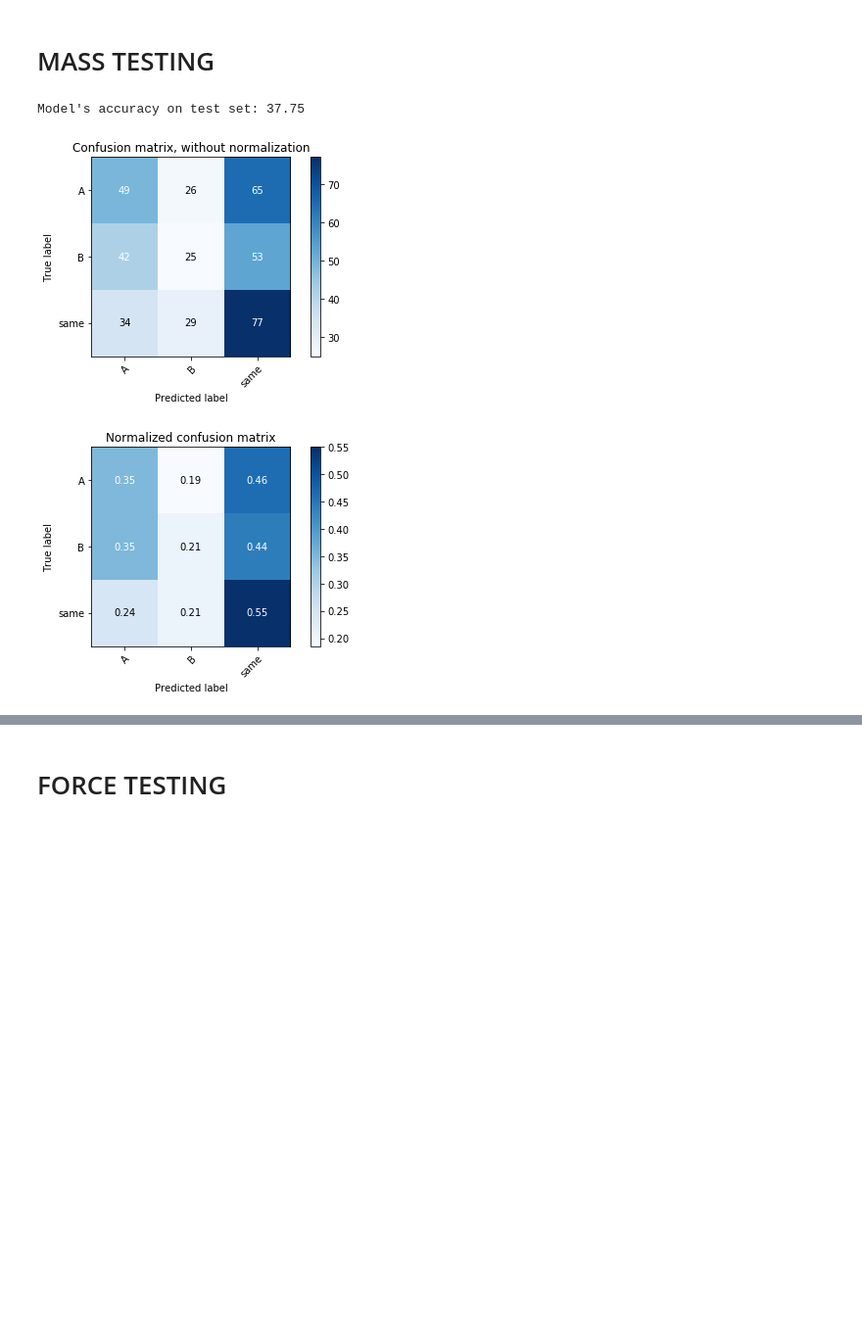
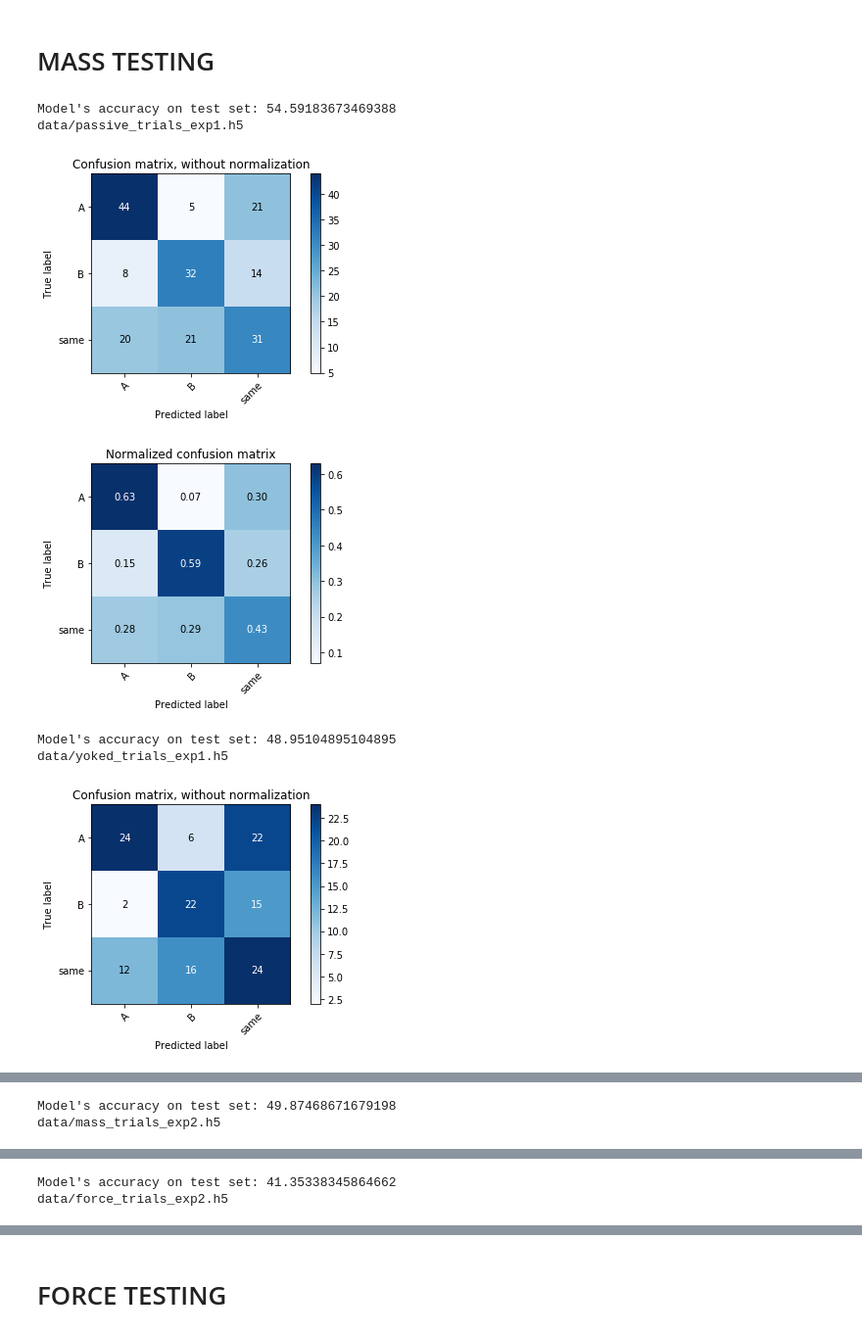
Before and after one commit to iamhectorotero/learning-physical-properties-with-rnns, a Jupyter notebook: 3c. Testing passive models on yoked data.ipynb, the cells around one changed output, grey strips where cells are left out. Shown at 98% size. Cells and saved outputs as stored; diff of their text form; code cells hidden in the pictures; blank space fills up the shorter version.

Commit message:
New training and esting on Neil's data

```diff
--- a/3c. Testing passive models on yoked data.ipynb
+++ b/3c. Testing passive models on yoked data.ipynb
@@ -16,8 +20,8 @@ from isaac.models import RNNModel, ComplexRNNModel
 from isaac.constants import BASIC_TRAINING_COLS, FORCE_CLASS_COLS, MASS_CLASS_COLS
 # %%
 INPUT_DIM = len(BASIC_TRAINING_COLS)    # input dimension
-HIDDEN_DIM = 20  # hidden layer dimension
-N_LAYERS = 3     # number of hidden layers
+HIDDEN_DIM = 25  # hidden layer dimension
+N_LAYERS = 4     # number of hidden layers
 OUTPUT_DIM = 3   # output dimension
 DROPOUT = 0.5
 
@@ -31,14 +35,21 @@ SEQ_END = 1800
 # %%
 model_path = "models/passive_mass_model.pt"
 scaler_path = "scalers/passive_mass_scaler.sk"
-network_dims = (INPUT_DIM, HIDDEN_DIM, N_LAYERS, OUTPUT_DIM)
-test_dataset_path = "data/mass_trials_exp2.h5"
+network_dims = (INPUT_DIM, HIDDEN_DIM, N_LAYERS, OUTPUT_DIM, DROPOUT)
 class_columns = MASS_CLASS_COLS
 
 
-evaluate_saved_model(model_path, network_dims, test_dataset_path, BASIC_TRAINING_COLS,
-                     class_columns, step_size=STEP_SIZE, scaler_path=scaler_path)
+for test_dataset_path in ["data/passive_trials_exp1.h5", "data/yoked_trials_exp1.h5",
+                          "data/mass_trials_exp2.h5", "data/force_trials_exp2.h5"]:
+    evaluate_saved_model(model_path, network_dims, test_dataset_path, BASIC_TRAINING_COLS,
+                         class_columns, step_size=STEP_SIZE, scaler_path=scaler_path)
+    print(test_dataset_path)
+    plt.show()
 # %% [output]
-Model's accuracy on test set: 37.75
+Model's accuracy on test set: 54.59183673469388
+data/passive_trials_exp1.h5
-[figure, old version]
+[figure, new version]
-[figure, old version]
+[figure, new version]
+Model's accuracy on test set: 48.95104895104895
+data/yoked_trials_exp1.h5
+[figure, added]
@@ -44,0 +57,2 @@ Model's accuracy on test set: 37.75
+Model's accuracy on test set: 49.87468671679198
+data/mass_trials_exp2.h5
@@ -44,0 +61,2 @@ Model's accuracy on test set: 37.75
+Model's accuracy on test set: 41.35338345864662
+data/force_trials_exp2.h5
```
Also changed, not shown: parts of 3 cells of this notebook, 1 other file.
